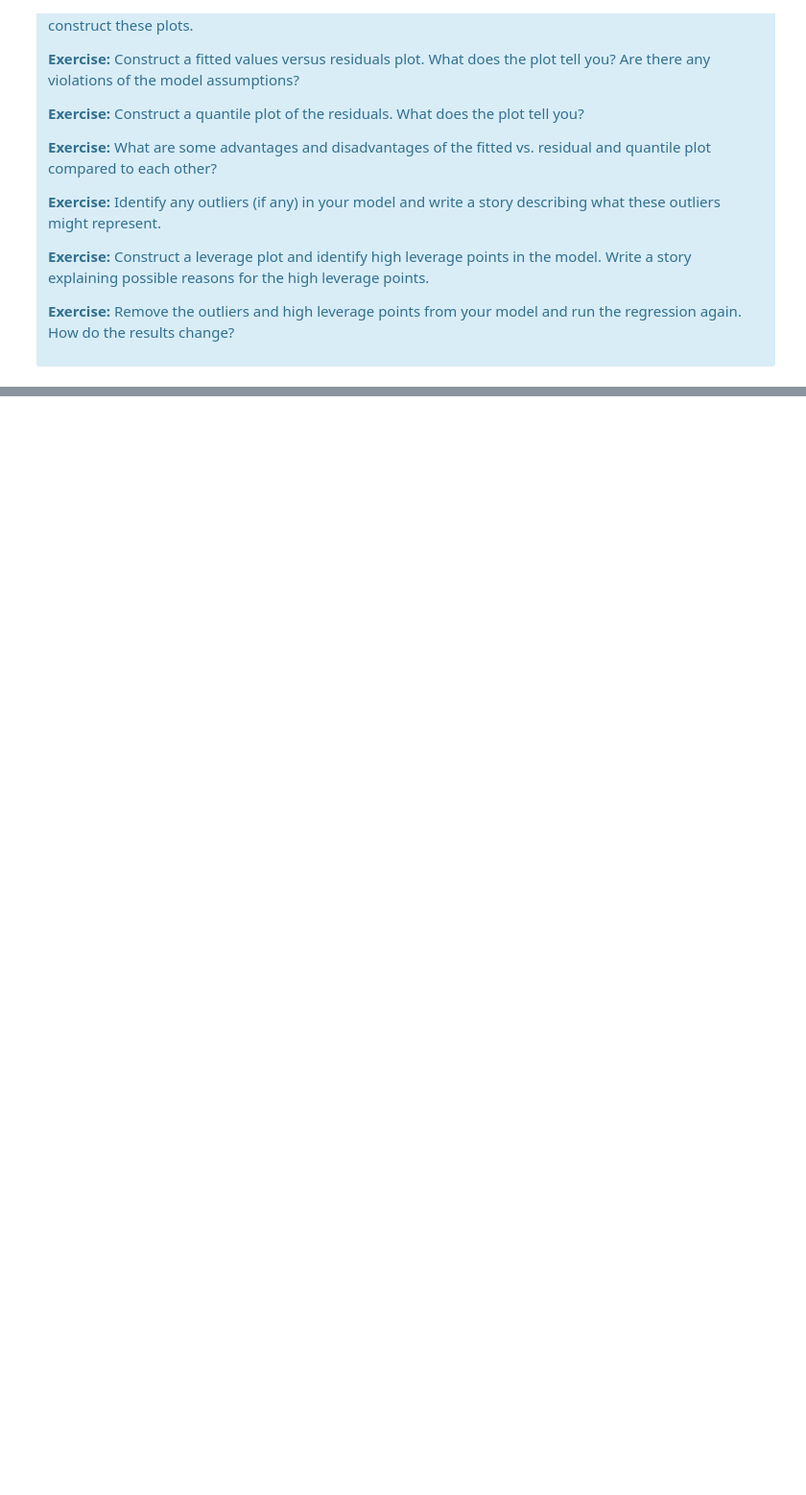
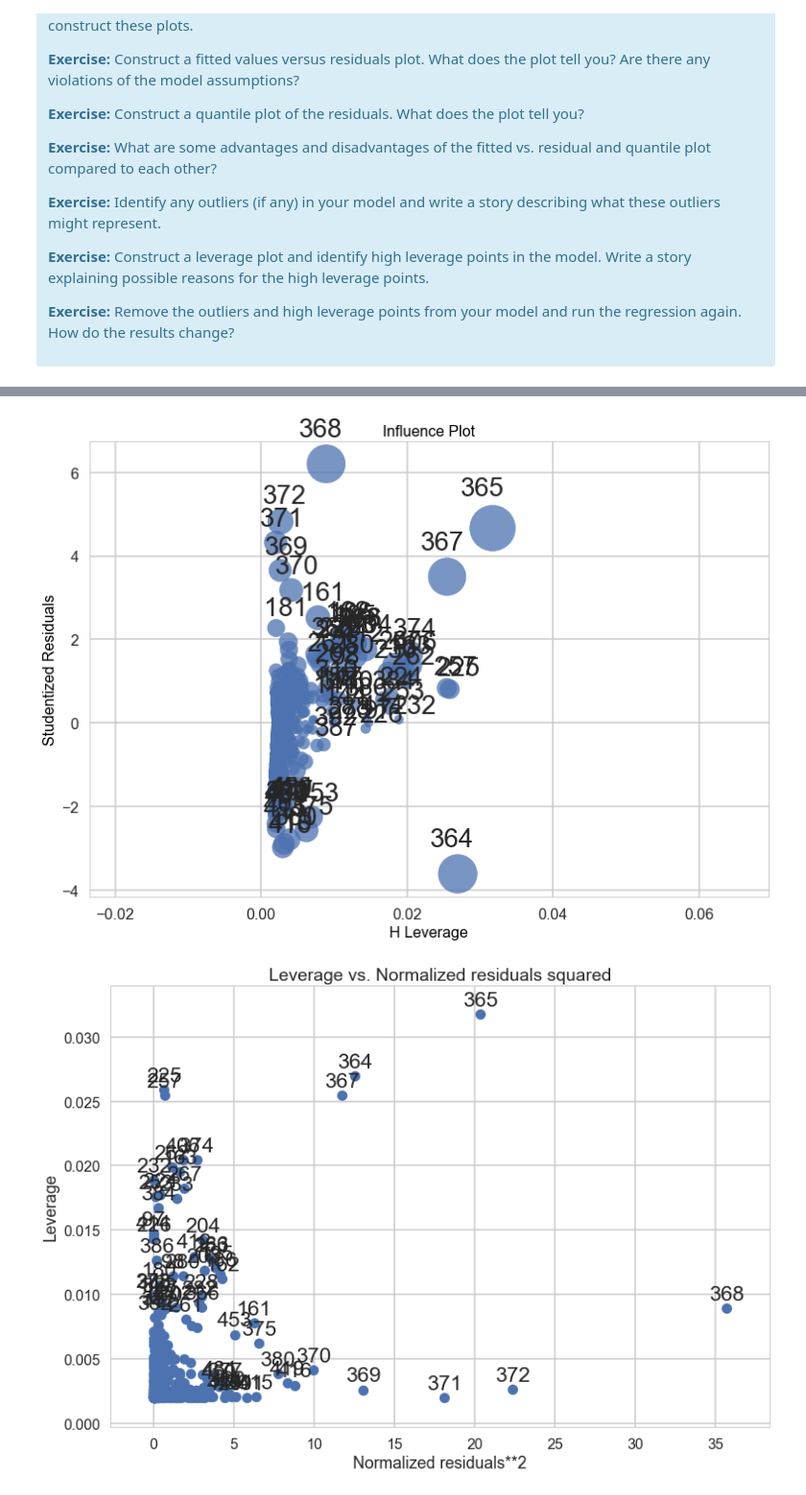
Before and after one commit to gussie/Springboard_data_science, a Jupyter notebook: Linear_regression/Mini_Project_Linear_Regression.ipynb, the cells around one changed output, grey strips where cells are left out. Shown at 96% size. Saved outputs shown, nothing was run; the diff lists cells and outputs as text; code cells hidden in the pictures; blank space fills up the shorter version.

```diff
--- a/Linear_regression/Mini_Project_Linear_Regression.ipynb
+++ b/Linear_regression/Mini_Project_Linear_Regression.ipynb
@@ -808,0 +956,8 @@ There are some other issues that are important investigate with linear regressio
+# %%
+# leverage plot
+from statsmodels.graphics.regressionplots import *
+plot_leverage_resid2(model)
+influence_plot(model)
+# %% [output]
+[figure, added]
+[figure, added]
```
Also changed, not shown: parts of 35 cells of this notebook, 22 other files.
